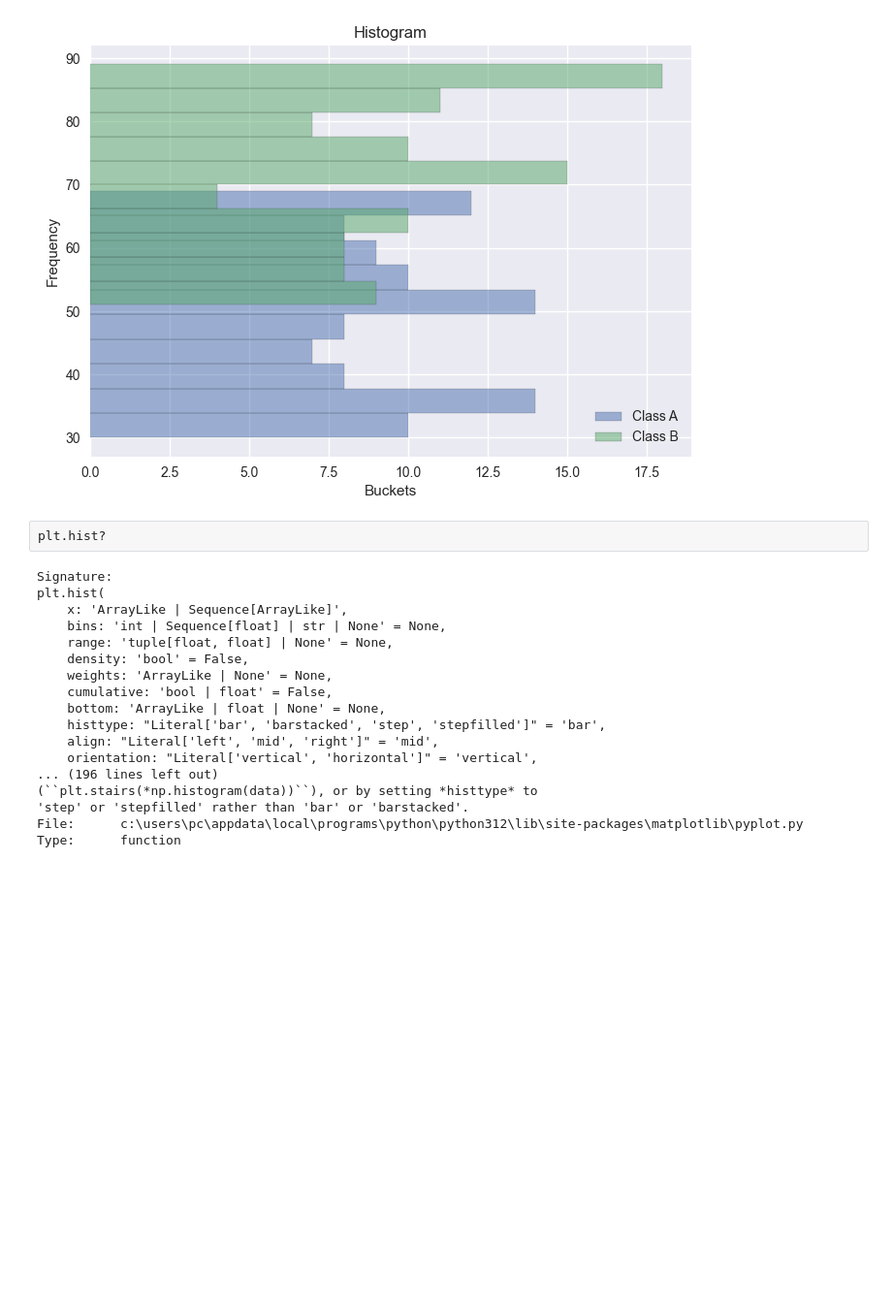
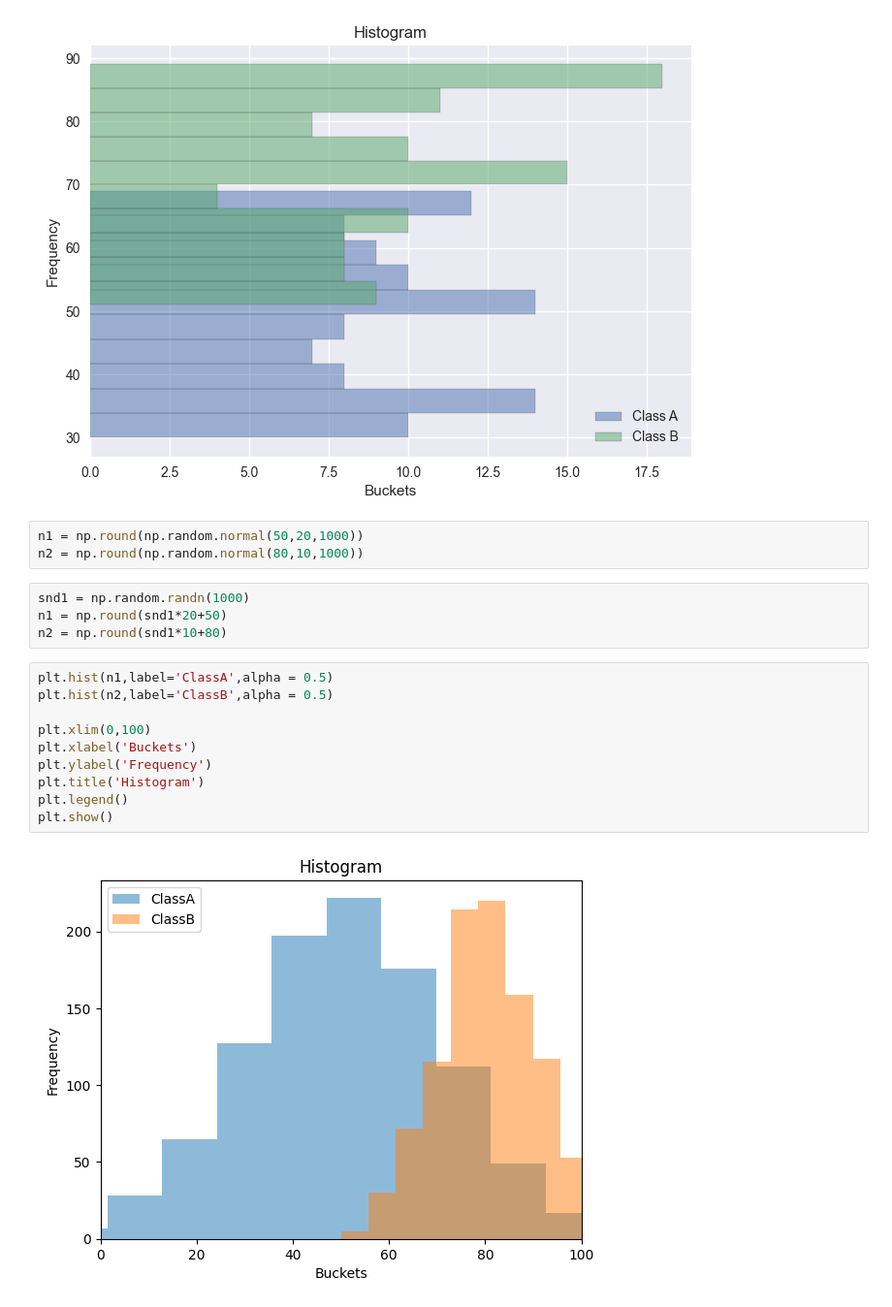
Before and after one commit to ShubhamSinghal12/ChitkaraAIML2024, a Jupyter notebook: G11/MatplotlibGraph/MatplotlibDemo.ipynb, the cells around one changed output. Shown at 97% size. Cells and saved outputs as stored; diff of their text form; blank space fills up the shorter version.

Commit message:
'Matplotlib'

```diff
--- a/G11/MatplotlibGraph/MatplotlibDemo.ipynb
+++ b/G11/MatplotlibGraph/MatplotlibDemo.ipynb
@@ -127,22 +127,21 @@ plt.show()
 # %% [output]
 [figure]
 # %%
-plt.hist?
+n1 = np.round(np.random.normal(50,20,1000))
+n2 = np.round(np.random.normal(80,10,1000))
-# %% [output]
-Signature:
-plt.hist(
-    x: 'ArrayLike | Sequence[ArrayLike]',
-    bins: 'int | Sequence[float] | str | None' = None,
-    range: 'tuple[float, float] | None' = None,
-    density: 'bool' = False,
-    weights: 'ArrayLike | None' = None,
-    cumulative: 'bool | float' = False,
-    bottom: 'ArrayLike | float | None' = None,
-    histtype: "Literal['bar', 'barstacked', 'step', 'stepfilled']" = 'bar',
-    align: "Literal['left', 'mid', 'right']" = 'mid',
-    orientation: "Literal['vertical', 'horizontal']" = 'vertical',
-... (196 lines left out)
-(``plt.stairs(*np.histogram(data))``), or by setting *histtype* to
-'step' or 'stepfilled' rather than 'bar' or 'barstacked'.
-File:      c:\users\pc\appdata\local\programs\python\python312\lib\site-packages\matplotlib\pyplot.py
-Type:      function
+# %%
+snd1 = np.random.randn(1000)
+n1 = np.round(snd1*20+50)
+n2 = np.round(snd1*10+80)
+# %%
+plt.hist(n1,label='ClassA',alpha = 0.5)
+plt.hist(n2,label='ClassB',alpha = 0.5)
+
+plt.xlim(0,100)
+plt.xlabel('Buckets')
+plt.ylabel('Frequency')
+plt.title('Histogram')
+plt.legend()
+plt.show()
+# %% [output]
+[figure, added]
```
Also changed, not shown: parts of 4 cells of this notebook, 7 other files.
